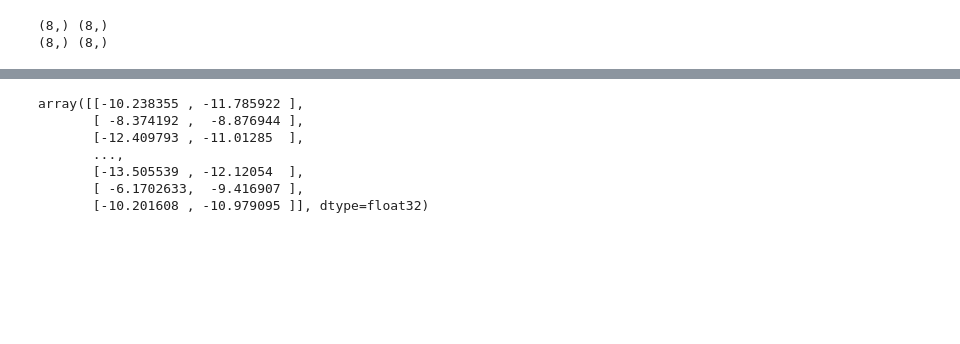
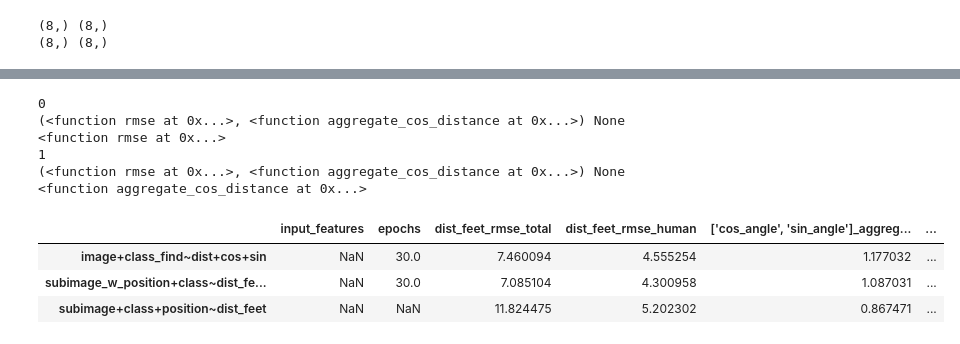
Before and after one commit to jshutler/cv_distance_estimation, a Jupyter notebook: scripts_and_notebooks/subimage_training.ipynb, the cells around one changed output, grey strips where cells are left out. Drawn from its saved outputs; the diff is of its cells as text; code cells hidden in the pictures; blank space fills up the shorter version.

```diff
--- a/scripts_and_notebooks/subimage_training.ipynb
+++ b/scripts_and_notebooks/subimage_training.ipynb
@@ -42,15 +42,14 @@ def update_metrics(metric_df,df_test, preds, targets_str, metrics, model_name, i
 
     metric_df.loc[model_name, "input_features"] = input_features
     human_rows = df_test["class"] == "Pedestrian"
-    metric_df.loc[model_name, "epochs"] = epochs
     hdf = df_test[human_rows]
     human_preds = [pred[human_rows] for pred in preds]
 
     #evaluate the targets
     for i, s in enumerate(targets_str):
         target = df_test[s]
-
-        print(metrics[i](preds[i], target))
+        print(metrics, print(i))
+        print(metrics[i])
         metric = metrics[i](preds[i], target)
         metric_df.loc[model_name, f"{s}_{metrics[i].__name__}_total"] = metric
 
@@ -107,7 +106,7 @@ df_train, df_test = (pd.read_csv(f"{data_dir}/train.csv"), pd.read_csv(f"{data_d
 df_train.reset_index(inplace=True)
 df_test.reset_index(inplace=True)
 
-img_metric_df = pd.DataFrame()
+img_metric_df = pd.read_csv(f"{data_dir}/metrics/model_metrics.csv", index_col=0)
 
 metric_df = pd.read_csv(f"{data_dir}/metrics/metric_df_bb_only.csv", index_col=0)
 # %%
@@ -343,10 +346,7 @@ Saved model to disk
 # %%
-dist_pred, trig_angle = subimage_model.predict(test_subimage_trig_generator)
-
-
 update_metrics(img_metric_df, df_test,
                (dist_pred, trig_angle),
-               ("dist_feet", ["cos_angle", "sin_angle"], ["xmin", "xmax", "ymin", "ymax"]),
+               ("dist_feet", ["cos_angle", "sin_angle"]),
                (rmse, aggregate_cos_distance),
                model_name,
               epochs=epochs)
@@ -354,13 +354,17 @@ update_metrics(img_metric_df, df_test,
 
 
 img_metric_df.to_csv(f"{data_dir}/metrics/model_metrics.csv")
+# %% [output]
+0
+(<function rmse at 0x...>, <function aggregate_cos_distance at 0x...>) None
+<function rmse at 0x...>
+1
+(<function rmse at 0x...>, <function aggregate_cos_distance at 0x...>) None
+<function aggregate_cos_distance at 0x...>
-# %%
-pred[1]
-# %% [output]
-array([[-10.238355 , -11.785922 ],
-       [ -8.374192 ,  -8.876944 ],
-       [-12.409793 , -11.01285  ],
-       ...,
-       [-13.505539 , -12.12054  ],
-       [ -6.1702633,  -9.416907 ],
-       [-10.201608 , -10.979095 ]], dtype=float32)
+# %%
+img_metric_df
+# %% [output]
+|  | input_features | epochs | dist_feet_rmse_total | dist_feet_rmse_human | ['cos_angle', 'sin_angle']_aggreg... | ... |
+| image+class_find~dist+cos+sin | NaN | 30.0 | 7.460094 | 4.555254 | 1.177032 | ... |
+| subimage_w_position+class~dist_fe... | NaN | 30.0 | 7.085104 | 4.300958 | 1.087031 | ... |
+| subimage+class+position~dist_feet | NaN | NaN | 11.824475 | 5.202302 | 0.867471 | ... |
```
Also changed, not shown: parts of 4 cells of this notebook, 6 other files.
